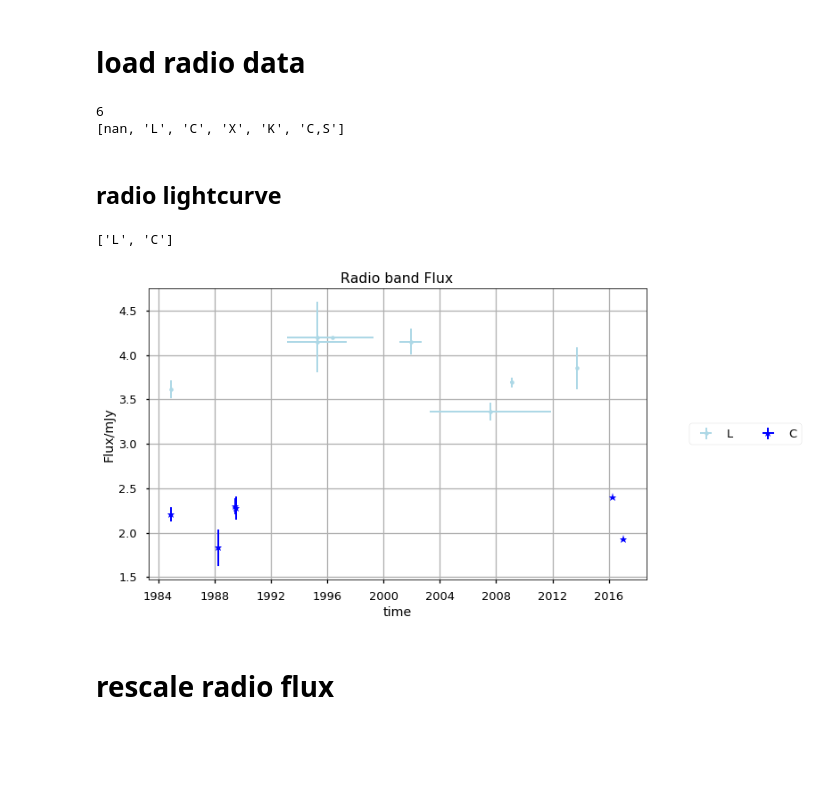
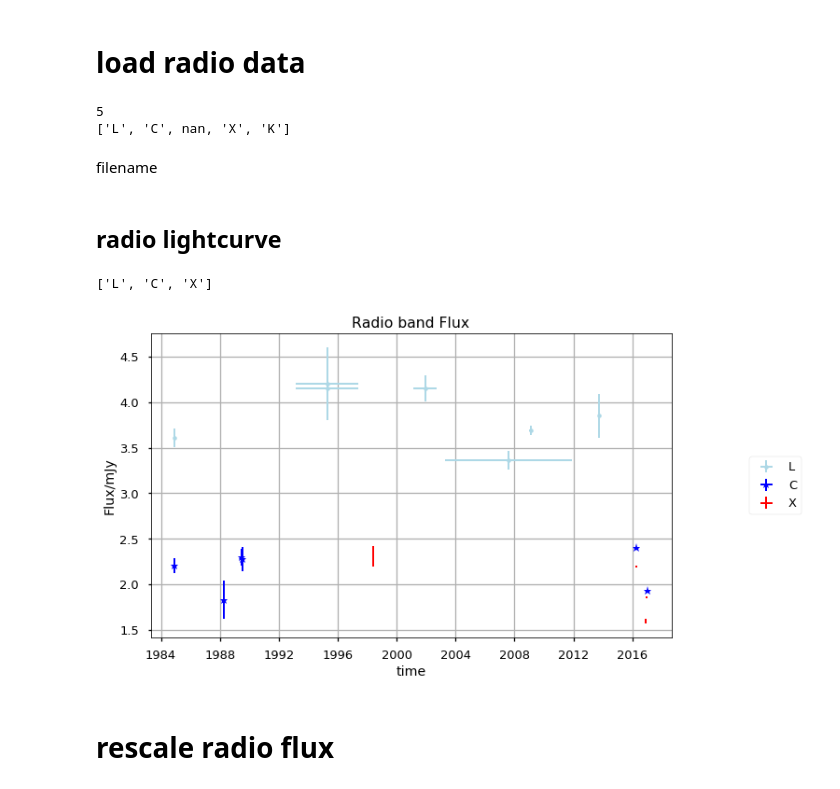
Before and after one commit to brettlv/brettlv.github.io, a Jupyter notebook: pythoncode/Mrk1018lightcurve.ipynb, the cells around one changed output. Drawn from its saved outputs; the diff is of its cells as text; code cells hidden in the pictures; blank space fills up the shorter version.

```diff
--- a/pythoncode/Mrk1018lightcurve.ipynb
+++ b/pythoncode/Mrk1018lightcurve.ipynb
@@ -40,8 +40,8 @@ def setup(ax):
     ax.tick_params(which='minor', length=2.5)
     #ax.patch.set_alpha(0.9)
 # %%
-marker1=['.','*','+','x','v','^','<','>','1','2','3','4','8','p','P','h','H','X','D','d','|','_']
-color1=['lightblue','blue','red','tan','gold','sandybrown','olivedrab','chartreuse','darkgreen','m','skyblue','violet','crimson','aqua','purple','magenta','yellow','lime','turquoise','lightcyan','teal','indigo']
+marker1=['*','+','x','v','^','<','>','1','2','3','4','8','p','P','h','H','X','D','d','|','_']
+color1=['red','green','blue','cyan','lightblue','tan','gold','sandybrown','olivedrab','chartreuse','darkgreen','m','skyblue','violet','crimson','aqua','purple','magenta','yellow','lime','turquoise','lightcyan','teal','indigo']
 # %%
 def get_namelist(df,name):
     state=df[name]
@@ -54,6 +54,7 @@ def get_namelist(df,name):
 # load radio data
 # %%
 radiomrk1018=pd.read_excel('/Users/brettlv/Downloads/vla_archival_survey.xlsx',sheet_name='Sheet2')
+radiomrk1018=radiomrk1018[radiomrk1018['frequency'].notnull()]
 filename=radiomrk1018
 
 
@@ -80,33 +81,35 @@ namelistall=get_namelist(filename,paralist)
 print(len(namelistall))
 print(namelistall)
 # %% [output]
-6
-[nan, 'L', 'C', 'X', 'K', 'C,S']
+5
+['L', 'C', nan, 'X', 'K']
+# %% [markdown]
+filename
 # %% [markdown]
 ## radio lightcurve
 # %%
 plt.figure(figsize=(10,6))
-namelist=['L', 'C']
+namelist=['L', 'C','X']
 print(namelist)
 for i,m,c, in zip(namelist,marker1[:len(namelist)],color1[:len(namelist)]):
     x=filename[filename[paralist]==i][parax]
     xerr=filename[filename[paralist]==i][paraxerr]
     y=filename[filename[paralist]==i][paray]
     yerr=filename[filename[paralist]==i][parayerr]
     plt.errorbar(x,y,xerr=xerr,yerr=yerr,marker=m,color=c,label=i,fmt='o',elinewidth=2)
     #print(x,i)
 
 plt.xlabel('time')
 plt.ylabel('Flux/mJy')
 plt.title('Radio band Flux')
 #plt.legend()
 #plt.xlim(1980,2019)
-plt.legend(loc='center', bbox_to_anchor=(1.2, 0.5),ncol=2)
+plt.legend(loc='center', bbox_to_anchor=(1.2, 0.5),ncol=1)
 plt.grid()
 plt.show()
 # %% [output]
-['L', 'C']
+['L', 'C', 'X']
-[figure, old version]
+[figure, new version]
 # %% [markdown]
 # rescale radio flux
 # %%
```
Also changed, not shown: parts of 29 cells of this notebook, 15 other files.
